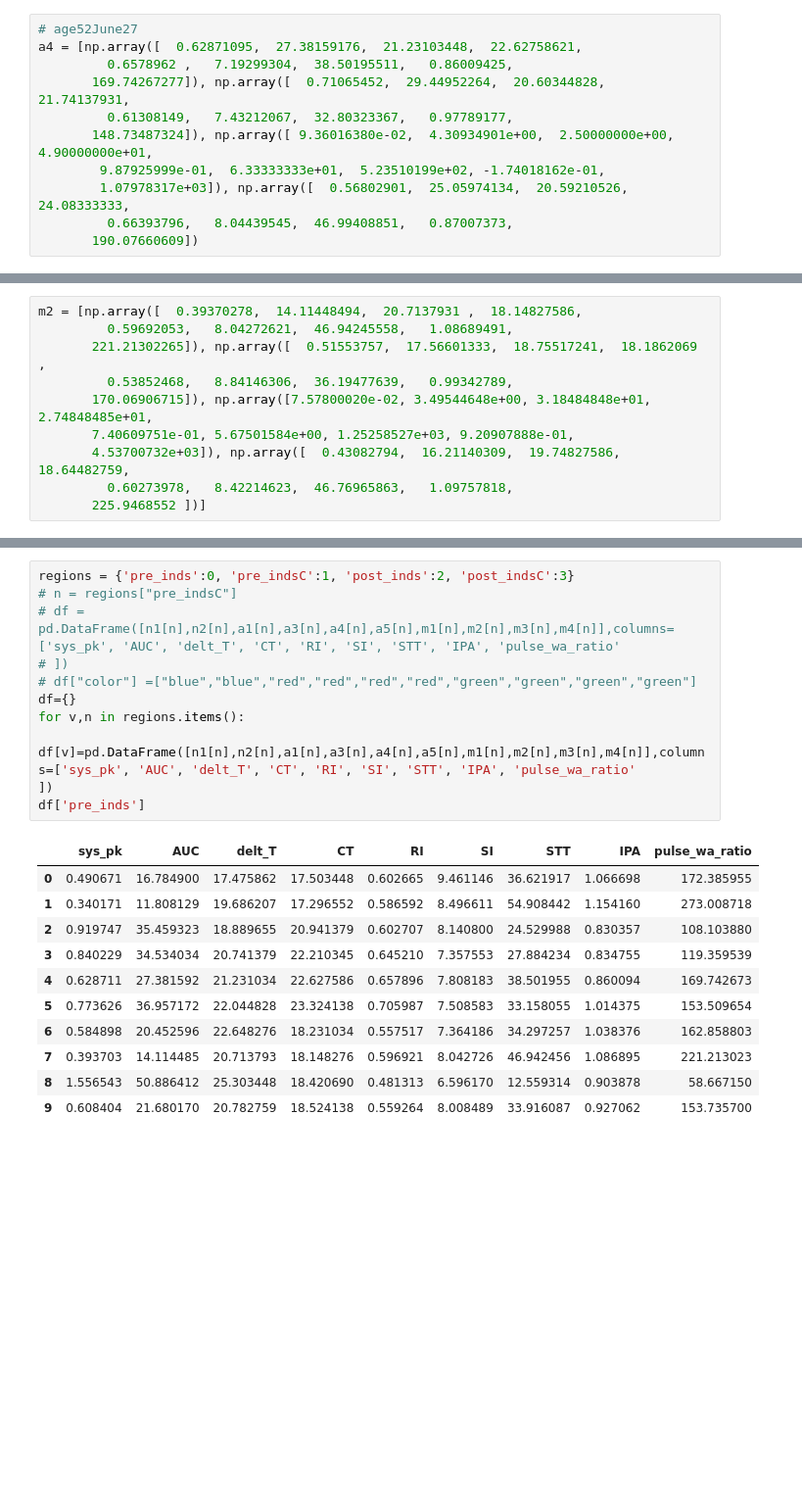
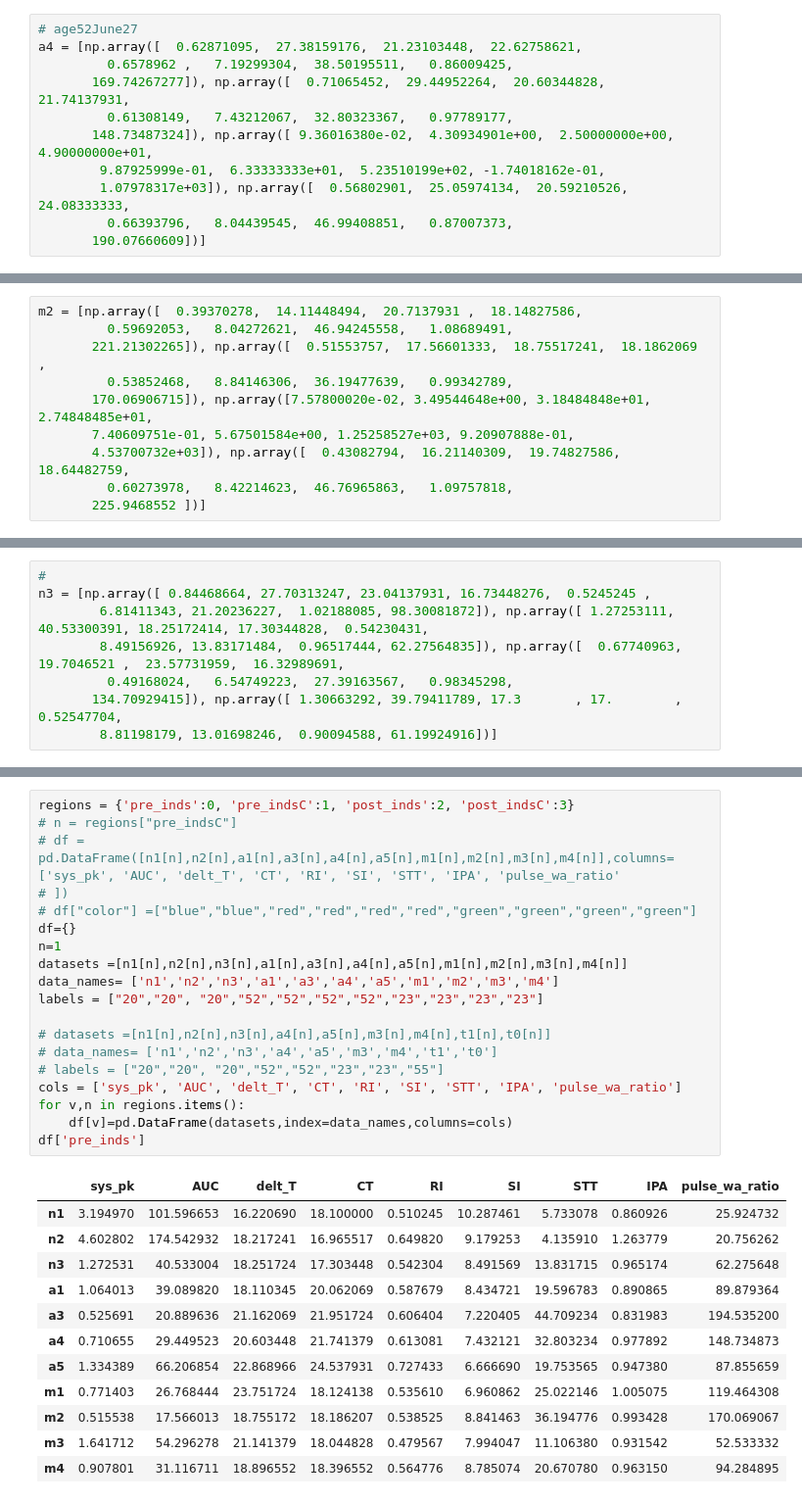
Before and after one commit to pulasthieka/fyp-system, a Jupyter notebook: SignalProcessing/5minute.ipynb, the cells around one changed output, grey strips where cells are left out. Shown at 98% size. Saved outputs shown, nothing was run; the diff lists cells and outputs as text; blank space fills up the shorter version.

```diff
--- a/SignalProcessing/5minute.ipynb
+++ b/SignalProcessing/5minute.ipynb
@@ -53,4 +57,4 @@ a4 = [np.array([  0.62871095,  27.38159176,  21.23103448,  22.62758621,
         9.87925999e-01,  6.33333333e+01,  5.23510199e+02, -1.74018162e-01,
         1.07978317e+03]), np.array([  0.56802901,  25.05974134,  20.59210526,  24.08333333,
          0.66393796,   8.04439545,  46.99408851,   0.87007373,
-       190.07660609])
+       190.07660609])]
@@ -102,0 +118,8 @@ m4 = [np.array([  0.60840364,  21.68017033,  20.78275862,  18.52413793,
+# %%
+#
+n3 = [np.array([ 0.84468664, 27.70313247, 23.04137931, 16.73448276,  0.5245245 ,
+        6.81411343, 21.20236227,  1.02188085, 98.30081872]), np.array([ 1.27253111, 40.53300391, 18.25172414, 17.30344828,  0.54230431,
+        8.49156926, 13.83171484,  0.96517444, 62.27564835]), np.array([  0.67740963,  19.7046521 ,  23.57731959,  16.32989691,
+         0.49168024,   6.54749223,  27.39163567,   0.98345298,
+       134.70929415]), np.array([ 1.30663292, 39.79411789, 17.3       , 17.        ,  0.52547704,
+        8.81198179, 13.01698246,  0.90094588, 61.19924916])]
@@ -103,26 +136,35 @@ m4 = [np.array([  0.60840364,  21.68017033,  20.78275862,  18.52413793,
 # %%
 regions = {'pre_inds':0, 'pre_indsC':1, 'post_inds':2, 'post_indsC':3}
 # n = regions["pre_indsC"]
 # df = pd.DataFrame([n1[n],n2[n],a1[n],a3[n],a4[n],a5[n],m1[n],m2[n],m3[n],m4[n]],columns=['sys_pk', 'AUC', 'delt_T', 'CT', 'RI', 'SI', 'STT', 'IPA', 'pulse_wa_ratio'
 # ])
 # df["color"] =["blue","blue","red","red","red","red","green","green","green","green"]
 df={}
+n=1
+datasets =[n1[n],n2[n],n3[n],a1[n],a3[n],a4[n],a5[n],m1[n],m2[n],m3[n],m4[n]]
+data_names= ['n1','n2','n3','a1','a3','a4','a5','m1','m2','m3','m4']
+labels = ["20","20", "20","52","52","52","52","23","23","23","23"]
+
+# datasets =[n1[n],n2[n],n3[n],a4[n],a5[n],m3[n],m4[n],t1[n],t0[n]]
+# data_names= ['n1','n2','n3','a4','a5','m3','m4','t1','t0']
+# labels = ["20","20", "20","52","52","23","23","55"]
+cols = ['sys_pk', 'AUC', 'delt_T', 'CT', 'RI', 'SI', 'STT', 'IPA', 'pulse_wa_ratio']
 for v,n in regions.items():
-    df[v]=pd.DataFrame([n1[n],n2[n],a1[n],a3[n],a4[n],a5[n],m1[n],m2[n],m3[n],m4[n]],columns=['sys_pk', 'AUC', 'delt_T', 'CT', 'RI', 'SI', 'STT', 'IPA', 'pulse_wa_ratio'
-])
+    df[v]=pd.DataFrame(datasets,index=data_names,columns=cols)
 df['pre_inds']
 # %% [output]
 |  | sys_pk | AUC | delt_T | CT | RI | SI | STT | IPA | pulse_wa_ratio |
-| 0 | 0.490671 | 16.784900 | 17.475862 | 17.503448 | 0.602665 | 9.461146 | 36.621917 | 1.066698 | 172.385955 |
-| 1 | 0.340171 | 11.808129 | 19.686207 | 17.296552 | 0.586592 | 8.496611 | 54.908442 | 1.154160 | 273.008718 |
-| 2 | 0.919747 | 35.459323 | 18.889655 | 20.941379 | 0.602707 | 8.140800 | 24.529988 | 0.830357 | 108.103880 |
-| 3 | 0.840229 | 34.534034 | 20.741379 | 22.210345 | 0.645210 | 7.357553 | 27.884234 | 0.834755 | 119.359539 |
-| 4 | 0.628711 | 27.381592 | 21.231034 | 22.627586 | 0.657896 | 7.808183 | 38.501955 | 0.860094 | 169.742673 |
-| 5 | 0.773626 | 36.957172 | 22.044828 | 23.324138 | 0.705987 | 7.508583 | 33.158055 | 1.014375 | 153.509654 |
-| 6 | 0.584898 | 20.452596 | 22.648276 | 18.231034 | 0.557517 | 7.364186 | 34.297257 | 1.038376 | 162.858803 |
-| 7 | 0.393703 | 14.114485 | 20.713793 | 18.148276 | 0.596921 | 8.042726 | 46.942456 | 1.086895 | 221.213023 |
-| 8 | 1.556543 | 50.886412 | 25.303448 | 18.420690 | 0.481313 | 6.596170 | 12.559314 | 0.903878 | 58.667150 |
-| 9 | 0.608404 | 21.680170 | 20.782759 | 18.524138 | 0.559264 | 8.008489 | 33.916087 | 0.927062 | 153.735700 |
+| n1 | 3.194970 | 101.596653 | 16.220690 | 18.100000 | 0.510245 | 10.287461 | 5.733078 | 0.860926 | 25.924732 |
+| n2 | 4.602802 | 174.542932 | 18.217241 | 16.965517 | 0.649820 | 9.179253 | 4.135910 | 1.263779 | 20.756262 |
+| n3 | 1.272531 | 40.533004 | 18.251724 | 17.303448 | 0.542304 | 8.491569 | 13.831715 | 0.965174 | 62.275648 |
+| a1 | 1.064013 | 39.089820 | 18.110345 | 20.062069 | 0.587679 | 8.434721 | 19.596783 | 0.890865 | 89.879364 |
+| a3 | 0.525691 | 20.889636 | 21.162069 | 21.951724 | 0.606404 | 7.220405 | 44.709234 | 0.831983 | 194.535200 |
+| a4 | 0.710655 | 29.449523 | 20.603448 | 21.741379 | 0.613081 | 7.432121 | 32.803234 | 0.977892 | 148.734873 |
+| a5 | 1.334389 | 66.206854 | 22.868966 | 24.537931 | 0.727433 | 6.666690 | 19.753565 | 0.947380 | 87.855659 |
+| m1 | 0.771403 | 26.768444 | 23.751724 | 18.124138 | 0.535610 | 6.960862 | 25.022146 | 1.005075 | 119.464308 |
+| m2 | 0.515538 | 17.566013 | 18.755172 | 18.186207 | 0.538525 | 8.841463 | 36.194776 | 0.993428 | 170.069067 |
+| m3 | 1.641712 | 54.296278 | 21.141379 | 18.044828 | 0.479567 | 7.994047 | 11.106380 | 0.931542 | 52.533332 |
+| m4 | 0.907801 | 31.116711 | 18.896552 | 18.396552 | 0.564776 | 8.785074 | 20.670780 | 0.963150 | 94.284895 |
 # %%
 # RI and CT is valuable for Pre in Control
 # Sys_peak, AUC, RI, CT, IPA in Pre Experimental
```
Also changed, not shown: parts of 20 cells of this notebook, 3 other files.
